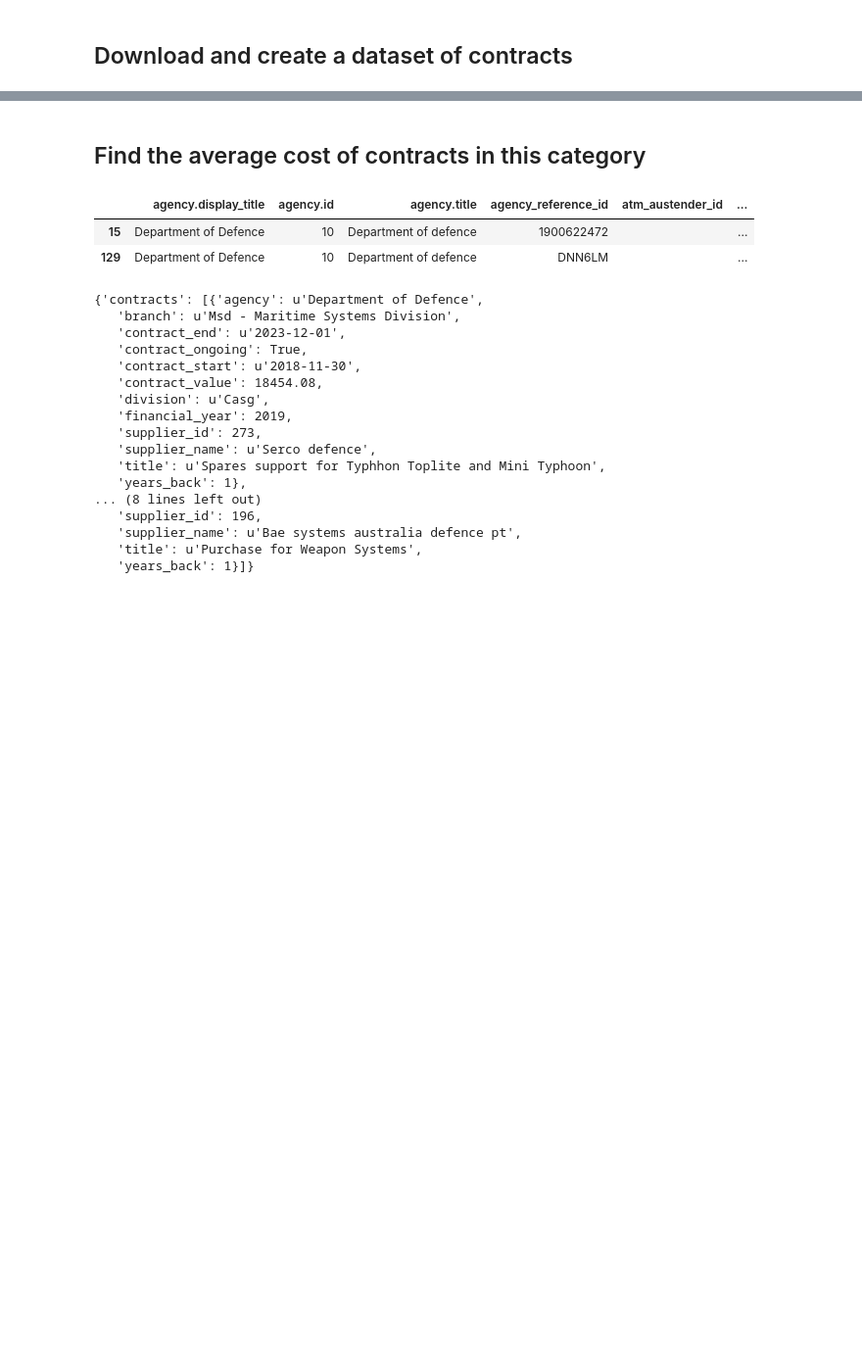
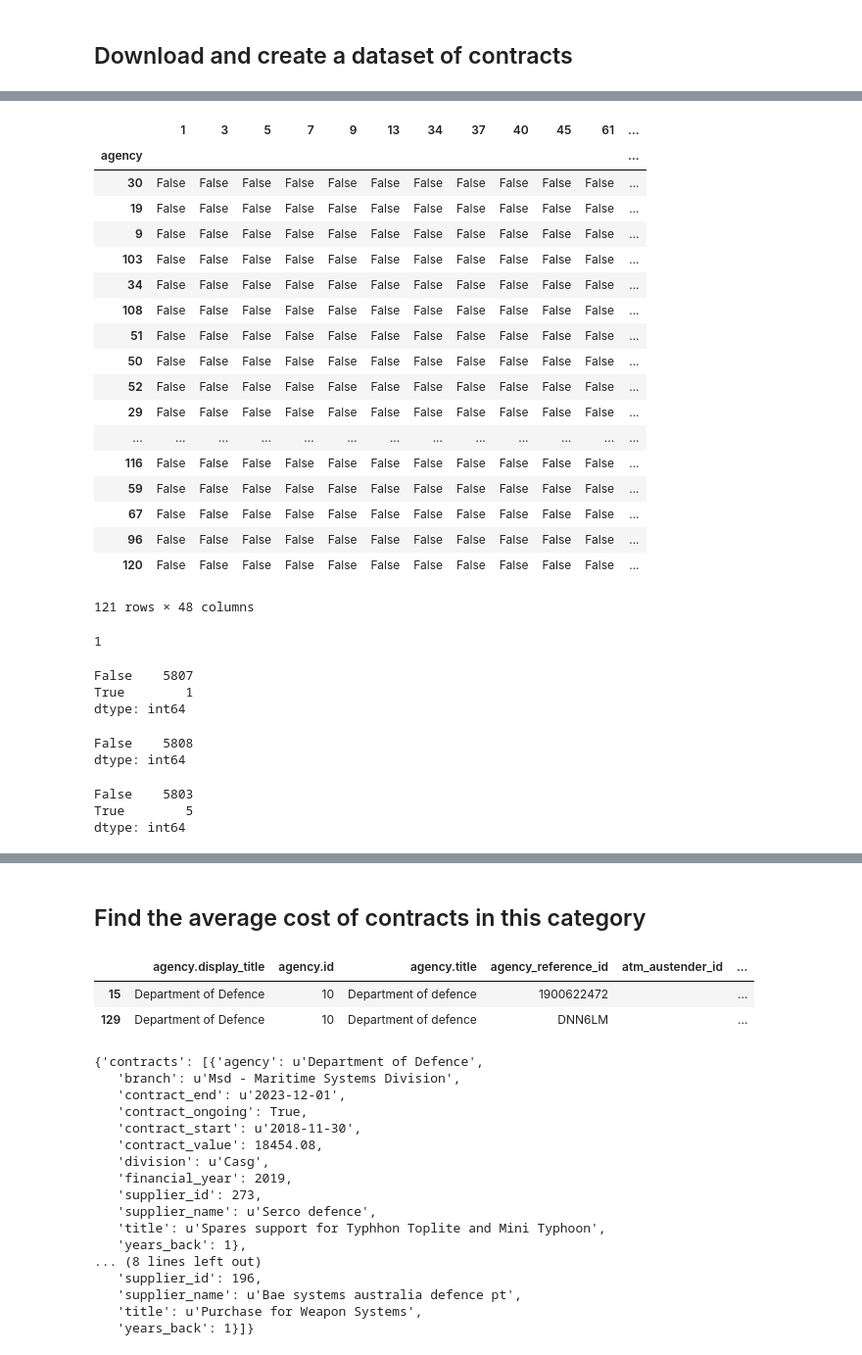
Before and after one commit to bpandrew/govconnectapi, a Jupyter notebook: Untitled.ipynb, the cells around one changed output, grey strips where cells are left out. Shown at 98% size. Cells and saved outputs as stored; diff of their text form; code cells hidden in the pictures; blank space fills up the shorter version.

```diff
--- a/Untitled.ipynb
+++ b/Untitled.ipynb
@@ -98,0 +1088,55 @@ df
+# %%
+supplier_a_customers = ((matrix_a>0))
+supplier_a_customers
+# %% [output]
+|  | 1 | 3 | 5 | 7 | 9 | 13 | 34 | 37 | 40 | 45 | 61 | ... |
+| agency |  |  |  |  |  |  |  |  |  |  |  | ... |
+| 30 | False | False | False | False | False | False | False | False | False | False | False | ... |
+| 19 | False | False | False | False | False | False | False | False | False | False | False | ... |
+| 9 | False | False | False | False | False | False | False | False | False | False | False | ... |
+| 103 | False | False | False | False | False | False | False | False | False | False | False | ... |
+| 34 | False | False | False | False | False | False | False | False | False | False | False | ... |
+| 108 | False | False | False | False | False | False | False | False | False | False | False | ... |
+| 51 | False | False | False | False | False | False | False | False | False | False | False | ... |
+| 50 | False | False | False | False | False | False | False | False | False | False | False | ... |
+| 52 | False | False | False | False | False | False | False | False | False | False | False | ... |
+| 29 | False | False | False | False | False | False | False | False | False | False | False | ... |
+| ... | ... | ... | ... | ... | ... | ... | ... | ... | ... | ... | ... | ... |
+| 116 | False | False | False | False | False | False | False | False | False | False | False | ... |
+| 59 | False | False | False | False | False | False | False | False | False | False | False | ... |
+| 67 | False | False | False | False | False | False | False | False | False | False | False | ... |
+| 96 | False | False | False | False | False | False | False | False | False | False | False | ... |
+| 120 | False | False | False | False | False | False | False | False | False | False | False | ... |
+121 rows × 48 columns
+# %%
+#np.isclose(matrix_a, matrix_b)
+supplier_a = supplier_a_customers.stack().value_counts()
+supplier_a = supplier_a[True]
+
+overlap = gradeBool.stack().value_counts()
+
+# percentage of overlap between supplier_a and supplier_b
+# ie. supplier_b provides services to 50% of the customers supplier_a does.
+supplier_a/overlap[True]
+# %% [output]
+1
+# %%
+supplier_a_losing = ((matrix_a>0) & (matrix_b>0) & (matrix_a<matrix_b))
+supplier_a_losing.stack().value_counts()
+# %% [output]
+False    5807
+True        1
+dtype: int64
+# %%
+supplier_a_winning = ((matrix_a>0) & (matrix_b>0) & (matrix_a>matrix_b))
+supplier_a_winning.stack().value_counts()
+# %% [output]
+False    5808
+dtype: int64
+# %%
+supplier_a_notplaying = ((matrix_a==0) & (matrix_b>0))
+supplier_a_notplaying.stack().value_counts()
+# %% [output]
+False    5803
+True        5
+dtype: int64
```
Also changed, not shown: parts of 21 cells of this notebook, 12 other files.
